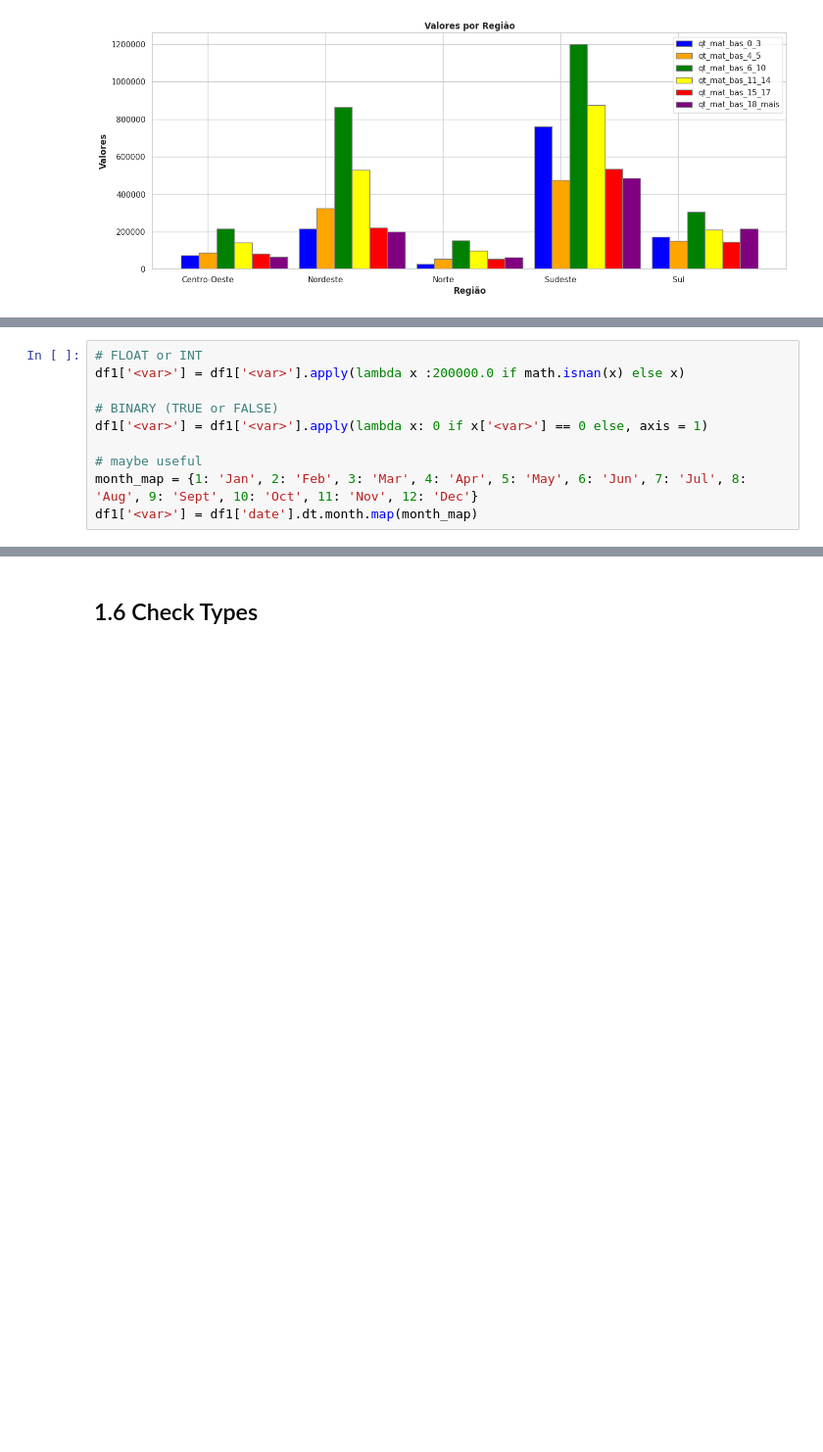
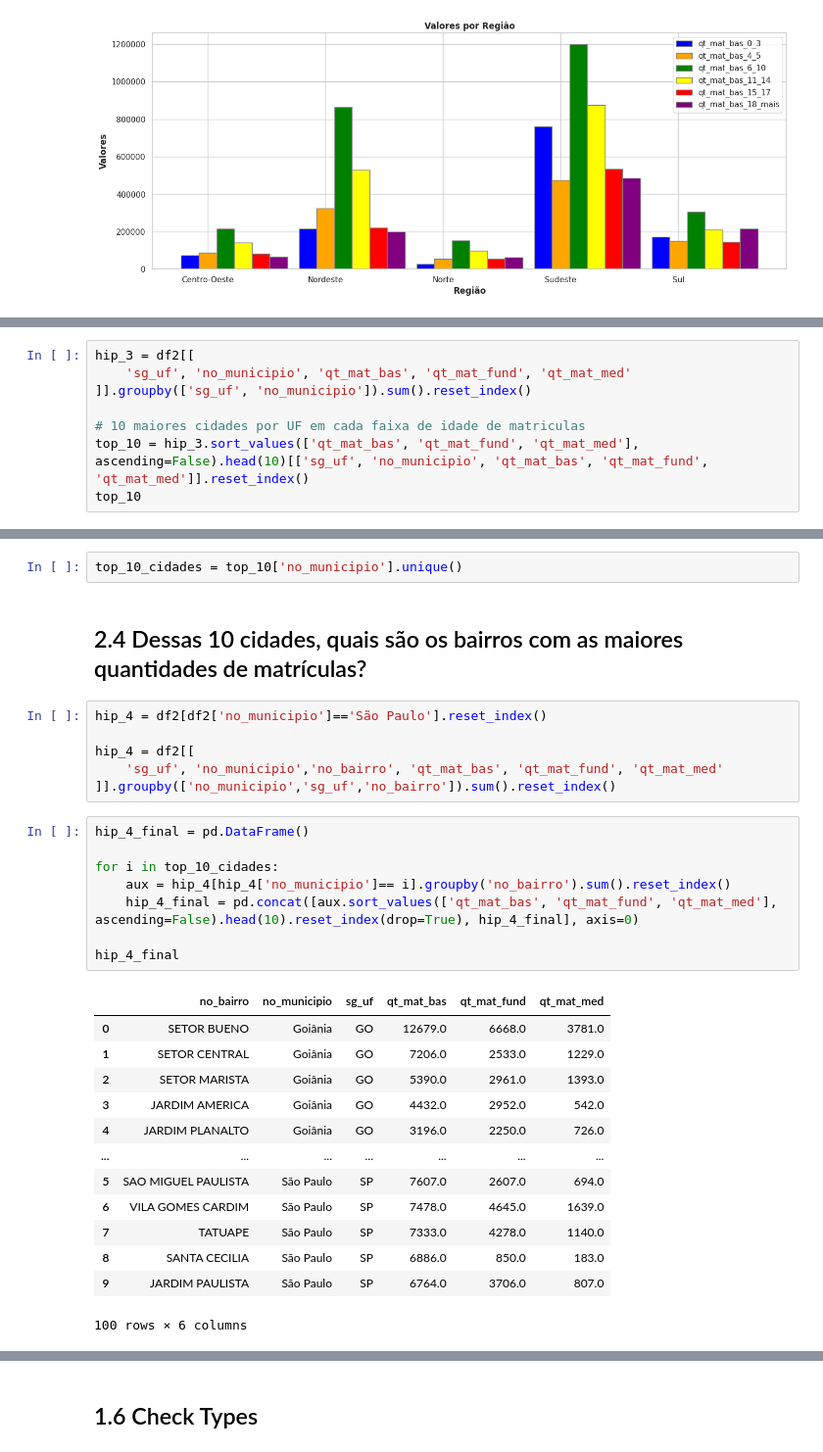
Before and after one commit to victor-vilela/censo_escolar_2022, a Jupyter notebook: notebooks/01-vvo-data-project.ipynb, the cells around one changed output, grey strips where cells are left out. Shown at 98% size. Drawn from its saved outputs; the diff is of its cells as text; blank space fills up the shorter version.

```diff
--- a/notebooks/01-vvo-data-project.ipynb
+++ b/notebooks/01-vvo-data-project.ipynb
@@ -380,11 +346,9 @@ df2[['no_regiao', 'sg_uf']].groupby(['no_regiao', 'sg_uf']).sum().reset_index()
 # %%
-# FLOAT or INT
-df1['<var>'] = df1['<var>'].apply(lambda x :200000.0 if math.isnan(x) else x)
+hip_3 = df2[[
+    'sg_uf', 'no_municipio', 'qt_mat_bas', 'qt_mat_fund', 'qt_mat_med'
+]].groupby(['sg_uf', 'no_municipio']).sum().reset_index()
 
-# BINARY (TRUE or FALSE)
-df1['<var>'] = df1['<var>'].apply(lambda x: 0 if x['<var>'] == 0 else, axis = 1)
-
-# maybe useful
-month_map = {1: 'Jan', 2: 'Feb', 3: 'Mar', 4: 'Apr', 5: 'May', 6: 'Jun', 7: 'Jul', 8: 'Aug', 9: 'Sept', 10: 'Oct', 11: 'Nov', 12: 'Dec'}
-df1['<var>'] = df1['date'].dt.month.map(month_map)
+# 10 maiores cidades por UF em cada faixa de idade de matriculas
+top_10 = hip_3.sort_values(['qt_mat_bas', 'qt_mat_fund', 'qt_mat_med'], ascending=False).head(10)[['sg_uf', 'no_municipio', 'qt_mat_bas', 'qt_mat_fund', 'qt_mat_med']].reset_index()
+top_10
 # %% [output]
@@ -391,0 +366,32 @@ SyntaxError: invalid syntax (3272138656.py, line 5)
+# %%
+top_10_cidades = top_10['no_municipio'].unique()
+# %% [markdown]
+## 2.4 Dessas 10 cidades, quais são os bairros com as maiores quantidades de matrículas?
+# %%
+hip_4 = df2[df2['no_municipio']=='São Paulo'].reset_index()
+
+hip_4 = df2[[
+    'sg_uf', 'no_municipio','no_bairro', 'qt_mat_bas', 'qt_mat_fund', 'qt_mat_med'
+]].groupby(['no_municipio','sg_uf','no_bairro']).sum().reset_index()
+# %%
+hip_4_final = pd.DataFrame()
+
+for i in top_10_cidades:
+    aux = hip_4[hip_4['no_municipio']== i].groupby('no_bairro').sum().reset_index()
+    hip_4_final = pd.concat([aux.sort_values(['qt_mat_bas', 'qt_mat_fund', 'qt_mat_med'], ascending=False).head(10).reset_index(drop=True), hip_4_final], axis=0)
+
+hip_4_final
+# %% [output]
+|  | no_bairro | no_municipio | sg_uf | qt_mat_bas | qt_mat_fund | qt_mat_med |
+| 0 | SETOR BUENO | Goiânia | GO | 12679.0 | 6668.0 | 3781.0 |
+| 1 | SETOR CENTRAL | Goiânia | GO | 7206.0 | 2533.0 | 1229.0 |
+| 2 | SETOR MARISTA | Goiânia | GO | 5390.0 | 2961.0 | 1393.0 |
+| 3 | JARDIM AMERICA | Goiânia | GO | 4432.0 | 2952.0 | 542.0 |
+| 4 | JARDIM PLANALTO | Goiânia | GO | 3196.0 | 2250.0 | 726.0 |
+| ... | ... | ... | ... | ... | ... | ... |
+| 5 | SAO MIGUEL PAULISTA | São Paulo | SP | 7607.0 | 2607.0 | 694.0 |
+| 6 | VILA GOMES CARDIM | São Paulo | SP | 7478.0 | 4645.0 | 1639.0 |
+| 7 | TATUAPE | São Paulo | SP | 7333.0 | 4278.0 | 1140.0 |
+| 8 | SANTA CECILIA | São Paulo | SP | 6886.0 | 850.0 | 183.0 |
+| 9 | JARDIM PAULISTA | São Paulo | SP | 6764.0 | 3706.0 | 807.0 |
+100 rows × 6 columns
```
Also changed, not shown: parts of 11 cells of this notebook.
